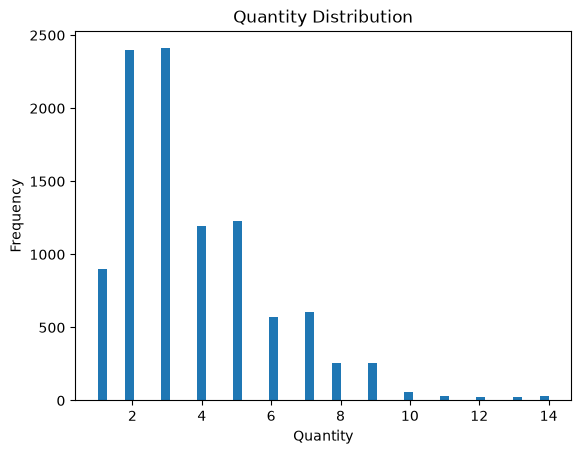
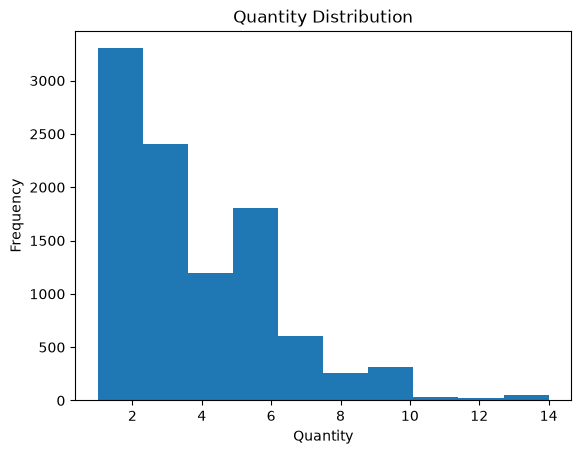
Unified diff of the notebook cell whose output changed from the first chart to the second:
--- before
+++ after
@@ -1,4 +1,4 @@
 # Quantity Histogram
-plt.hist(df['Quantity'], bins=50)
+plt.hist(df['Quantity'], bins=10)
 plt.title('Quantity Distribution')
 plt.xlabel('Quantity')

Commit: adding piechart